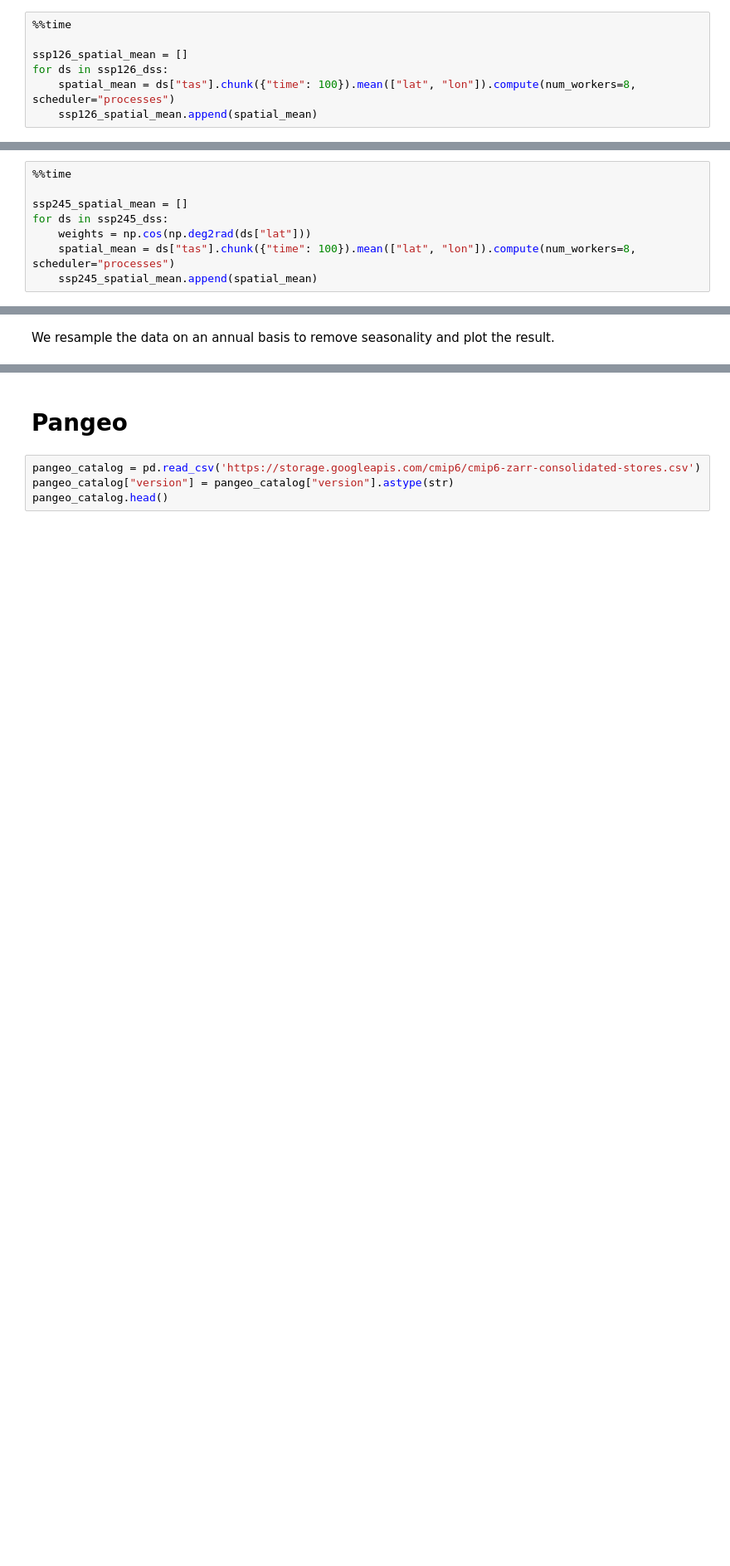
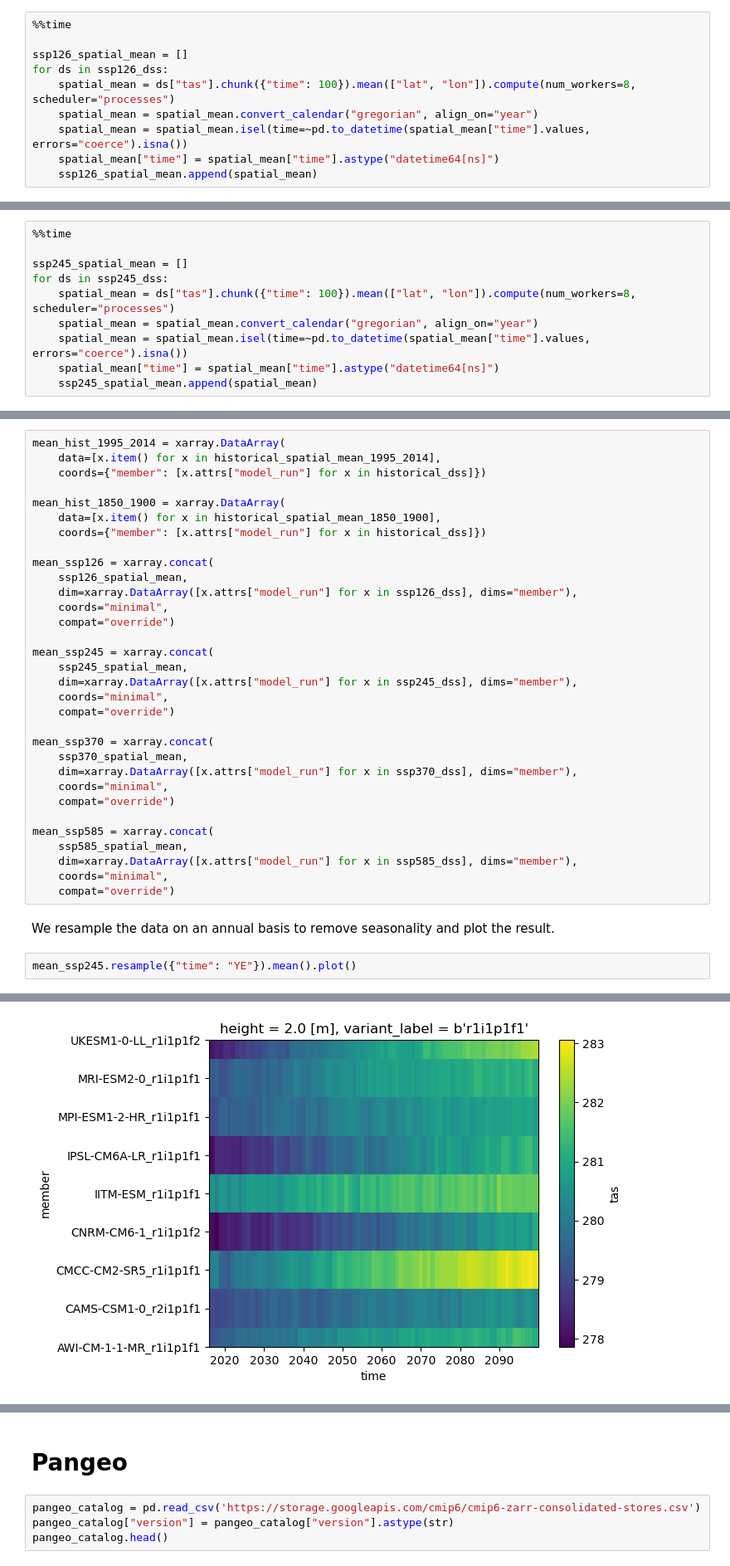
Before and after one commit to SantanderMetGroup/IPCC-Atlas-Datalab, a Jupyter notebook: notebooks/python/esgf-virtual-aggregation/tas.ipynb, the cells around one changed output, grey strips where cells are left out. Shown at 83% size. Saved outputs shown, nothing was run; the diff lists cells and outputs as text; blank space fills up the shorter version.

```diff
--- a/notebooks/python/esgf-virtual-aggregation/tas.ipynb
+++ b/notebooks/python/esgf-virtual-aggregation/tas.ipynb
@@ -403,5 +385,8 @@ historical_spatial_mean_1995_2014
 ssp126_spatial_mean = []
 for ds in ssp126_dss:
     spatial_mean = ds["tas"].chunk({"time": 100}).mean(["lat", "lon"]).compute(num_workers=8, scheduler="processes")
+    spatial_mean = spatial_mean.convert_calendar("gregorian", align_on="year")
+    spatial_mean = spatial_mean.isel(time=~pd.to_datetime(spatial_mean["time"].values, errors="coerce").isna())
+    spatial_mean["time"] = spatial_mean["time"].astype("datetime64[ns]")
     ssp126_spatial_mean.append(spatial_mean)
 # %% [output]
@@ -412,6 +397,8 @@ Wall time: 22min 50s
 
 ssp245_spatial_mean = []
 for ds in ssp245_dss:
-    weights = np.cos(np.deg2rad(ds["lat"]))
     spatial_mean = ds["tas"].chunk({"time": 100}).mean(["lat", "lon"]).compute(num_workers=8, scheduler="processes")
+    spatial_mean = spatial_mean.convert_calendar("gregorian", align_on="year")
+    spatial_mean = spatial_mean.isel(time=~pd.to_datetime(spatial_mean["time"].values, errors="coerce").isna())
+    spatial_mean["time"] = spatial_mean["time"].astype("datetime64[ns]")
     ssp245_spatial_mean.append(spatial_mean)
@@ -442,2 +431,37 @@ Wall time: 36min 7s
+# %%
+mean_hist_1995_2014 = xarray.DataArray(
+    data=[x.item() for x in historical_spatial_mean_1995_2014],
+    coords={"member": [x.attrs["model_run"] for x in historical_dss]})
+
+mean_hist_1850_1900 = xarray.DataArray(
+    data=[x.item() for x in historical_spatial_mean_1850_1900],
+    coords={"member": [x.attrs["model_run"] for x in historical_dss]})
+
+mean_ssp126 = xarray.concat(
+    ssp126_spatial_mean,
+    dim=xarray.DataArray([x.attrs["model_run"] for x in ssp126_dss], dims="member"),
+    coords="minimal",
+    compat="override")
+
+mean_ssp245 = xarray.concat(
+    ssp245_spatial_mean,
+    dim=xarray.DataArray([x.attrs["model_run"] for x in ssp245_dss], dims="member"),
+    coords="minimal",
+    compat="override")
+
+mean_ssp370 = xarray.concat(
+    ssp370_spatial_mean,
+    dim=xarray.DataArray([x.attrs["model_run"] for x in ssp370_dss], dims="member"),
+    coords="minimal",
+    compat="override")
+
+mean_ssp585 = xarray.concat(
+    ssp585_spatial_mean,
+    dim=xarray.DataArray([x.attrs["model_run"] for x in ssp585_dss], dims="member"),
+    coords="minimal",
+    compat="override")
 # %% [markdown]
 We resample the data on an annual basis to remove seasonality and plot the result.
+# %%
+mean_ssp245.resample({"time": "YE"}).mean().plot()
+# %% [output]
@@ -443,0 +469 @@ We resample the data on an annual basis to remove seasonality and plot the resul
+[figure, added]
```
Also changed, not shown: parts of 40 cells of this notebook, 1 other file.
